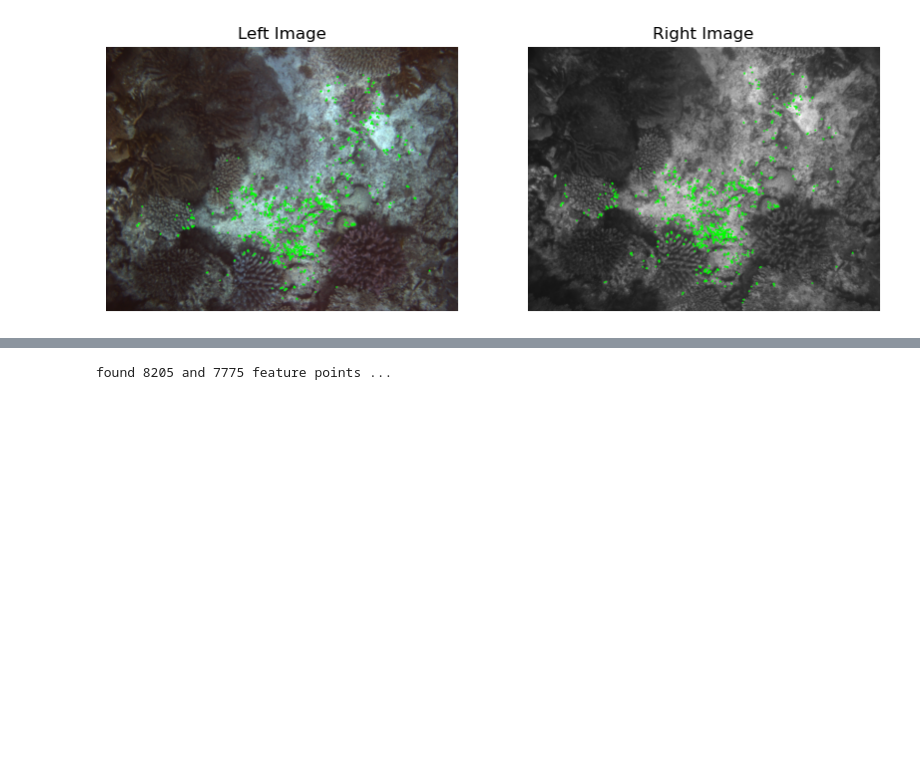
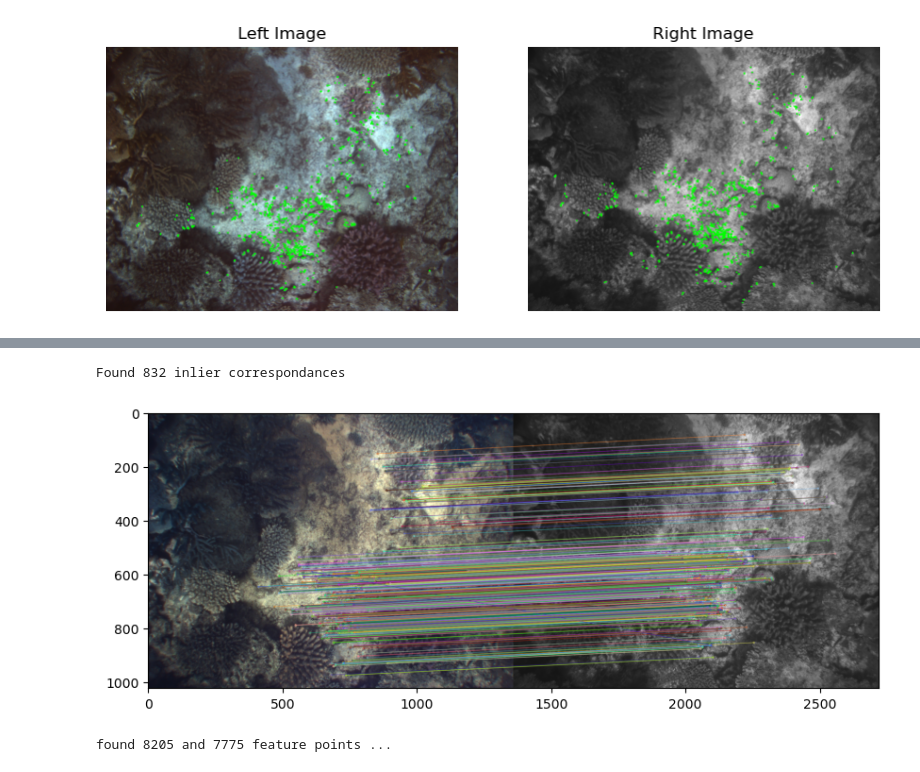
Before and after one commit to AmelineA2003/AMME5710, a Jupyter notebook: Assignments/A2/Question_1/Q1_A2.ipynb, the cells around one changed output, grey strips where cells are left out. Drawn from its saved outputs; the diff is of its cells as text; code cells hidden in the pictures; blank space fills up the shorter version.

```diff
--- a/Assignments/A2/Question_1/Q1_A2.ipynb
+++ b/Assignments/A2/Question_1/Q1_A2.ipynb
@@ -178,3 +203,28 @@ found 2000 and 2000 feature points ...
+# %%
+# Implementing Outlier Rejection
+# compute Fundamental Matrix F between the two views using correspondances via RANSAC
+F, mask = cv2.findFundamentalMat(pts1,pts2,cv2.FM_RANSAC)
+
+# retain only points which were inliers (specified by "mask")
+pts1_inliers = pts1[mask[:,0]==1]
+pts2_inliers = pts2[mask[:,0]==1]
+
+print("Found %d inlier correspondances"%(pts1_inliers.shape[0]))
+
+# filter original matches list for re-drawing
+matches_inliers = []
+for i in range(mask.shape[0]):
+    if mask[i,0] == 1:
+        matches_inliers.append(matches[i])
+
+# Display matches on screen using "cv2.drawMatches"
+imgmatch = cv2.drawMatches(im_left,kp1,im_right,kp2,matches_inliers,None,flags=cv2.DrawMatchesFlags_NOT_DRAW_SINGLE_POINTS)
+plt.figure(figsize=(10, 7))
+plt.imshow(imgmatch)
+plt.show()
+# %% [output]
+Found 832 inlier correspondances
+[figure, added]
 # %%
 # SIFT FEATURE DETECTION
 
```
Also changed, not shown: parts of 3 cells of this notebook.
